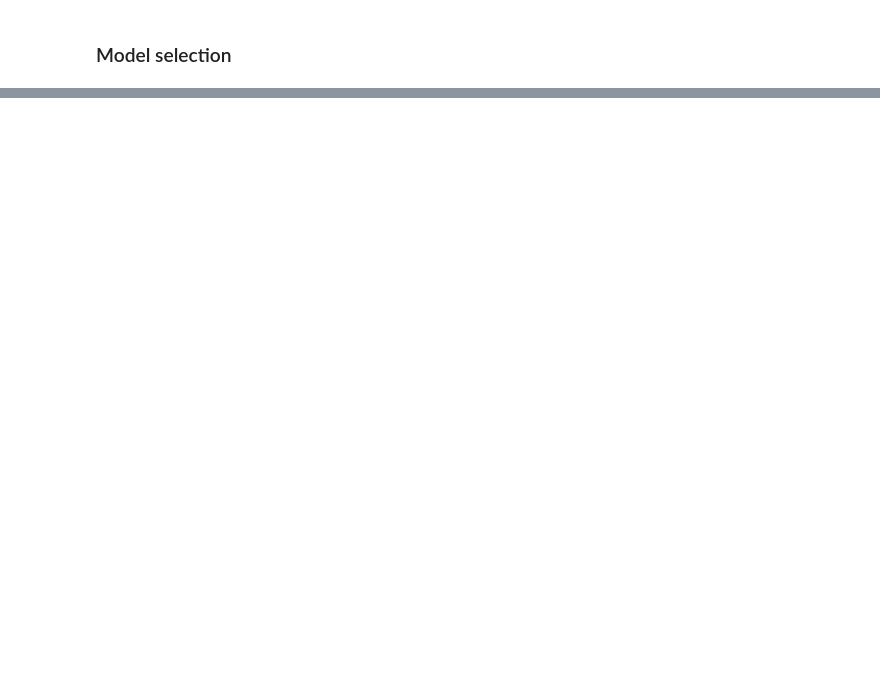
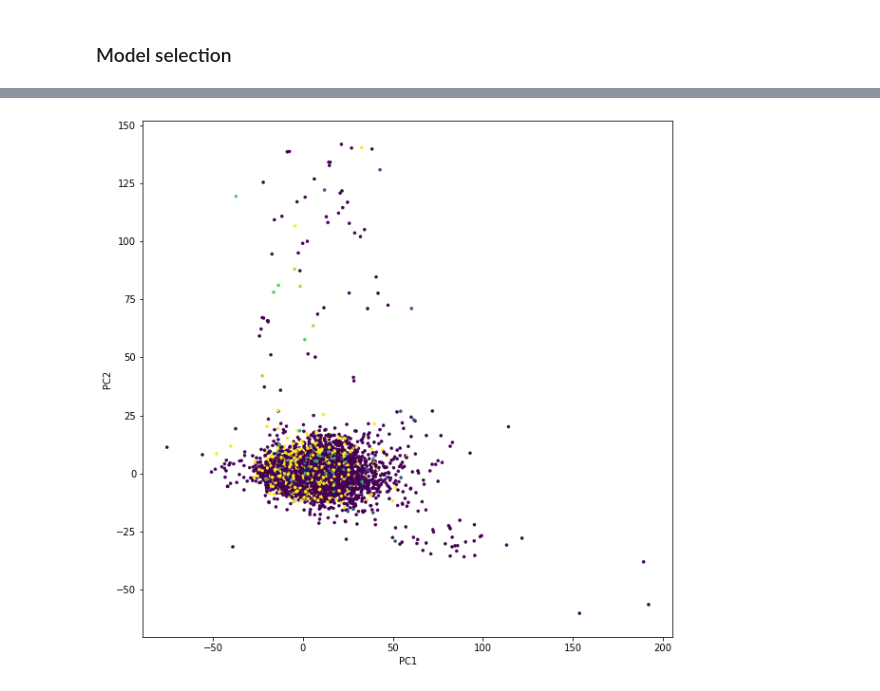
Before and after one commit to gerry883/capstone, a Jupyter notebook: ML_model_classification_final.ipynb, the cells around one changed output, grey strips where cells are left out. Cells and saved outputs as stored; diff of their text form; code cells hidden in the pictures; blank space fills up the shorter version.

```diff
--- a/ML_model_classification_final.ipynb
+++ b/ML_model_classification_final.ipynb
@@ -436,0 +498,24 @@ plot_confusion_matrix(single_model(RandomForestClassifier()), classes,'Random Fo
+# %%
+def scale_and_pca2(Xtrain, n_comp):
+
+    ss = StandardScaler()
+    Xtrain = pd.DataFrame(ss.fit_transform(Xtrain),
+                          columns=Xtrain.columns,
+                          index=Xtrain.index)
+    pca = PCA(n_components=n_comp)
+    pca_train = pd.DataFrame(pca.fit_transform(Xtrain),
+                          columns = ['PC'+str(i+1) for i in range(n_comp)],
+                          index=Xtrain.index)
+
+    return pca_train, pca
+
+XX, pca2 = scale_and_pca2(X2, 81)
+# %%
+X2 = pd.read_csv(r'C:\Users\Gerardo\ADB\Capstone\PyBioMed-1.0\descr_human_proteome_autocorrelation.csv', index_col='ID')
+et = ExtraTreesClassifier().fit(pca_train,ytrain)
+XX, pca2 = scale_and_pca2(X2, 81)
+ypred = et.predict(XX)
+# %%
+plot_PCA(XX, ypred)
+# %% [output]
+[figure, added]
```
Also changed, not shown: parts of 8 cells of this notebook.
